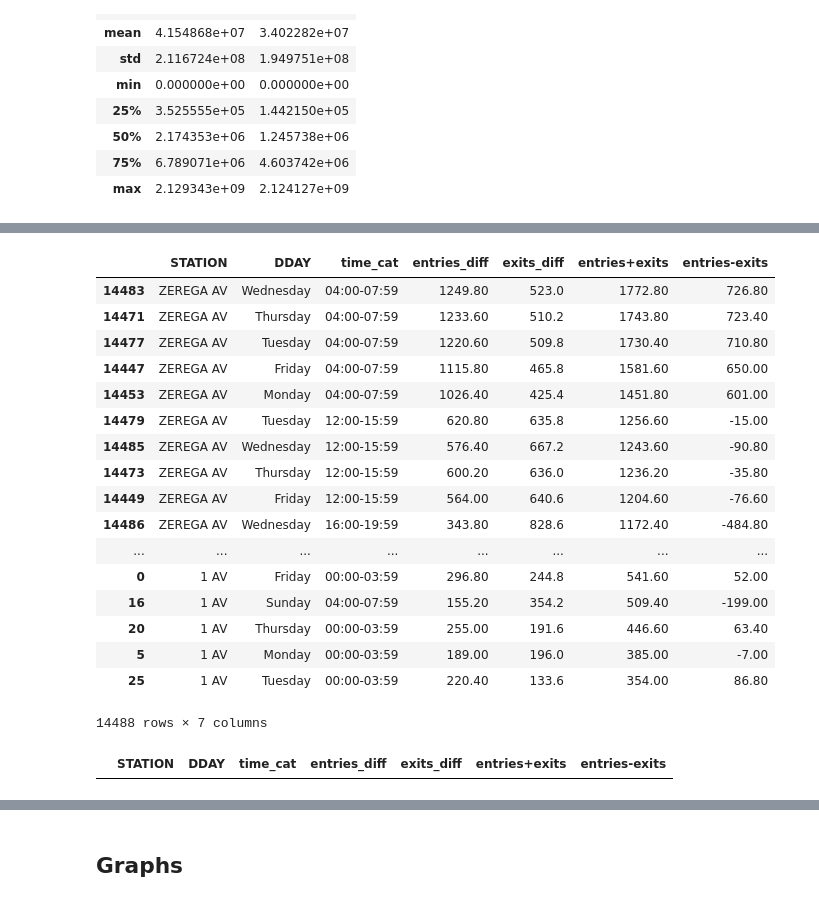
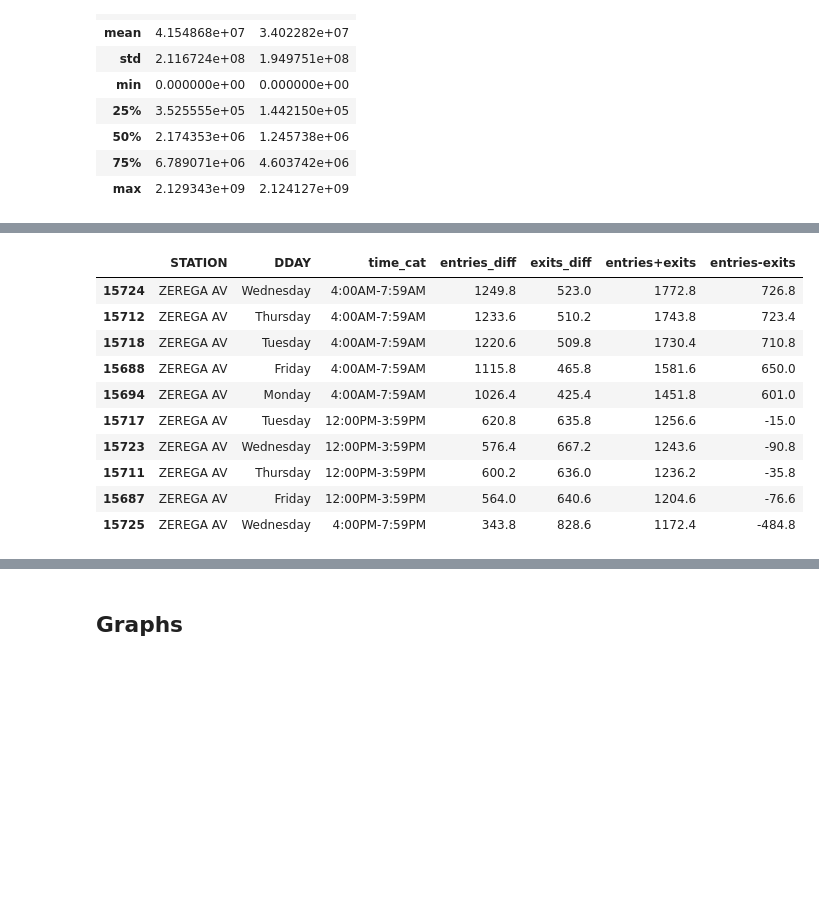
Before and after one commit to shreyak9/metis-project-1, a Jupyter notebook: project 1 functions.ipynb, the cells around one changed output, grey strips where cells are left out. Drawn from its saved outputs; the diff is of its cells as text; code cells hidden in the pictures; blank space fills up the shorter version.

```diff
--- a/project 1 functions.ipynb
+++ b/project 1 functions.ipynb
@@ -63,17 +75,17 @@ memory usage: 86.2+ MB
 # %%
 def time_interval(x):
     if x in [0,1,2,3]:
-        return "20:00-23:59"
+        return "8:00PM-11:59PM"
     elif x in [4,5,6,7]:
-        return "00:00-03:59"
+        return "0:00AM-3:59AM"
     elif x in [8,9,10,11]:
-        return "04:00-07:59"
+        return "4:00AM-7:59AM"
     elif x in [12,13,14,15]:
-        return "08:00-11:59"
+        return "8:00AM-11:59AM"
     elif x in [16,17,18,19]:
-        return "12:00-15:59"
+        return "12:00PM-3:59PM"
     elif x in [20,21,22,23]:
-        return "16:00-19:59"
+        return "4:00PM-7:59PM"
 # %%
 # Add and format new variables
 
@@ -89,19 +101,13 @@ def data_clean(dfname):
     dfname2['DDATE']=[datetime.datetime.strptime(x, '%m/%d/%Y') for x in dfname2['DATE']]
     # formatted time variable "DTIME"
     dfname2['DTIME']=[datetime.datetime.strptime(x, '%H:%M:%S') for x in dfname2['TIME']]
+    dfname2['DTIME']=[format(x,"%H:%M:%S") for x in dfname2['DTIME']]
+    # formatted combined date and time variable "DATETIME"
     dfname2['DDATETIME'] = pd.to_datetime(dfname2['DATE']+" "+dfname2['TIME'])
-    #dfname2['DDATETIME2'] = dfname2['DDATETIME'] - datetime.timedelta(seconds=1)
-    dfname2['DTIME']=[format(x,"%H:%M:%S") for x in dfname2['DTIME']]
     # formatted day of the week variable "DDAY"
     dfname2['DDAY']=[calendar.day_name[datetime.datetime.weekday(x)] for x in dfname2['DDATE']]
     # create time period category "time_cat"
     dfname2["time_cat"] = dfname2["time_hour"].apply(time_interval)
-
-    #INVESTIGATION
-#     dfname2["time_cat2"] = dfname2["time_hour2"].apply(time_interval)
-#     dfname2['new_date'] = dfname2['DDATETIME2'] - datetime.timedelta(seconds=1)
-#     dfname2['new_time'] = dfname2['DDATETIME'] - datetime.timedelta(seconds=1)
-#     dfname2["time_hour2"] = pd.to_numeric(dfname2["TIME"].str[0:2])
 
     # Sort before grouping for difference calculating
     dfname2.sort_values(["C/A","UNIT","SCP","STATION","LINENAME","DIVISION","DATE","TIME","DESC"], inplace = True)
@@ -111,23 +117,17 @@ def data_clean(dfname):
     dfname2["entries-exits"] = dfname2["entries_diff"] - dfname2["exits_diff"]
     dfname2["entries+exits"] = dfname2["entries_diff"] + dfname2["exits_diff"]
 
-    # PLACEHOLDER Create better flag for suspiciously high differences in exits and entries diff
-
     #keep only rows with positive entries_diff, exits_diff, and ENTRIES
     dfname2= dfname2[dfname2.entries_diff > 0]
     dfname2 = dfname2[dfname2.exits_diff > 0]
     dfname2 = dfname2[dfname2.ENTRIES > 0]
     # dropping turnstile 00-04-00 at 23rd st due to data anomaly
     dfname2 = dfname2[(dfname2["STATION"] != "TWENTY THIRD ST") & (dfname2["SCP"] != "00-04-00")]
-    dfname2 = dfname2[(dfname2["STATION"] != "23 ST") & (dfname2["DATE"] != "2019-05-11") & (dfname2["TIME"] != "00:00:00")]
     # exclude high entries and exits that are likely a result of a terminal reset
     dfname2 = dfname2[dfname2.entries_diff < 100000]
     dfname2 = dfname2[dfname2.exits_diff < 100000].reset_index().drop(["index"],axis=1)
-    #dfname2 = dfname2[dfname2.entries_diff < 10**7]
-    #dfname2 = dfname2[dfname2.exits_diff < 10**7].reset_index().drop(["index"],axis=1)
+    dfname2.drop([412758,412902,413046,413190,413334], inplace=True)
     return dfname2
 
 mta19 = data_clean(mta19_raw)
-#data_clean(mta18_raw, mta18)
-#etc. - can run it for multiple years
 # %%
@@ -310,37 +280,31 @@ mta_station_day_time.head(10)
 # %%
 mta_station_day_timeavg = mta_station_day_time.groupby(["STATION","DDAY","time_cat"], as_index=False)[["entries_diff","exits_diff","entries+exits","entries-exits"]].mean().sort_values(["STATION","entries+exits"], ascending=False)
-mta_station_day_timeavg
+mta_station_day_timeavg.head(10)
 # %% [output]
 |  | STATION | DDAY | time_cat | entries_diff | exits_diff | entries+exits | entries-exits |
-| 14483 | ZEREGA AV | Wednesday | 04:00-07:59 | 1249.80 | 523.0 | 1772.80 | 726.80 |
-| 14471 | ZEREGA AV | Thursday | 04:00-07:59 | 1233.60 | 510.2 | 1743.80 | 723.40 |
-| 14477 | ZEREGA AV | Tuesday | 04:00-07:59 | 1220.60 | 509.8 | 1730.40 | 710.80 |
-| 14447 | ZEREGA AV | Friday | 04:00-07:59 | 1115.80 | 465.8 | 1581.60 | 650.00 |
-| 14453 | ZEREGA AV | Monday | 04:00-07:59 | 1026.40 | 425.4 | 1451.80 | 601.00 |
-| 14479 | ZEREGA AV | Tuesday | 12:00-15:59 | 620.80 | 635.8 | 1256.60 | -15.00 |
-| 14485 | ZEREGA AV | Wednesday | 12:00-15:59 | 576.40 | 667.2 | 1243.60 | -90.80 |
-| 14473 | ZEREGA AV | Thursday | 12:00-15:59 | 600.20 | 636.0 | 1236.20 | -35.80 |
-| 14449 | ZEREGA AV | Friday | 12:00-15:59 | 564.00 | 640.6 | 1204.60 | -76.60 |
-| 14486 | ZEREGA AV | Wednesday | 16:00-19:59 | 343.80 | 828.6 | 1172.40 | -484.80 |
-| ... | ... | ... | ... | ... | ... | ... | ... |
-| 0 | 1 AV | Friday | 00:00-03:59 | 296.80 | 244.8 | 541.60 | 52.00 |
-| 16 | 1 AV | Sunday | 04:00-07:59 | 155.20 | 354.2 | 509.40 | -199.00 |
-| 20 | 1 AV | Thursday | 00:00-03:59 | 255.00 | 191.6 | 446.60 | 63.40 |
-| 5 | 1 AV | Monday | 00:00-03:59 | 189.00 | 196.0 | 385.00 | -7.00 |
-| 25 | 1 AV | Tuesday | 00:00-03:59 | 220.40 | 133.6 | 354.00 | 86.80 |
+| 15724 | ZEREGA AV | Wednesday | 4:00AM-7:59AM | 1249.8 | 523.0 | 1772.8 | 726.8 |
+| 15712 | ZEREGA AV | Thursday | 4:00AM-7:59AM | 1233.6 | 510.2 | 1743.8 | 723.4 |
+| 15718 | ZEREGA AV | Tuesday | 4:00AM-7:59AM | 1220.6 | 509.8 | 1730.4 | 710.8 |
+| 15688 | ZEREGA AV | Friday | 4:00AM-7:59AM | 1115.8 | 465.8 | 1581.6 | 650.0 |
+| 15694 | ZEREGA AV | Monday | 4:00AM-7:59AM | 1026.4 | 425.4 | 1451.8 | 601.0 |
+| 15717 | ZEREGA AV | Tuesday | 12:00PM-3:59PM | 620.8 | 635.8 | 1256.6 | -15.0 |
+| 15723 | ZEREGA AV | Wednesday | 12:00PM-3:59PM | 576.4 | 667.2 | 1243.6 | -90.8 |
+| 15711 | ZEREGA AV | Thursday | 12:00PM-3:59PM | 600.2 | 636.0 | 1236.2 | -35.8 |
+| 15687 | ZEREGA AV | Friday | 12:00PM-3:59PM | 564.0 | 640.6 | 1204.6 | -76.6 |
+| 15725 | ZEREGA AV | Wednesday | 4:00PM-7:59PM | 343.8 | 828.6 | 1172.4 | -484.8 |
-14488 rows × 7 columns
 # %%
 def select_station(station):
+    """
+    select data for each station and calculate average volume by time period across all days of the week
+    """
     new_data = mta_station_day_timeavg[(mta_station_day_timeavg["STATION"] == station) & (mta_station_day_timeavg["DDAY"] == "Wednesday")].sort_values(["DDAY","time_cat","entries+exits"])
+    new_data["time_sort"] = new_data["time_cat"].apply(time_sort)
+    new_data.sort_values(["DDAY","time_sort"],inplace=True)
     return new_data
 
 mta_34PE_time_Wed = select_station("34 ST-PENN STA")
 mta_GC42_time_Wed = select_station("GRD CNTRL-42 ST")
 mta_34HE_time_Wed = select_station("34 ST-HERALD SQ")
 mta_14UN_time_Wed = select_station("14 ST-UNION SQ")
-mta_23ST_time_Wed = select_station("23 ST")
-
-mta_23ST_time_Wed
+mta_42TS_time_Wed = select_station("TIMES SQ-42 ST")
-# %% [output]
-|  | STATION | DDAY | time_cat | entries_diff | exits_diff | entries+exits | entries-exits |
 # %%
```
Also changed, not shown: parts of 22 cells of this notebook, 8 other files.
